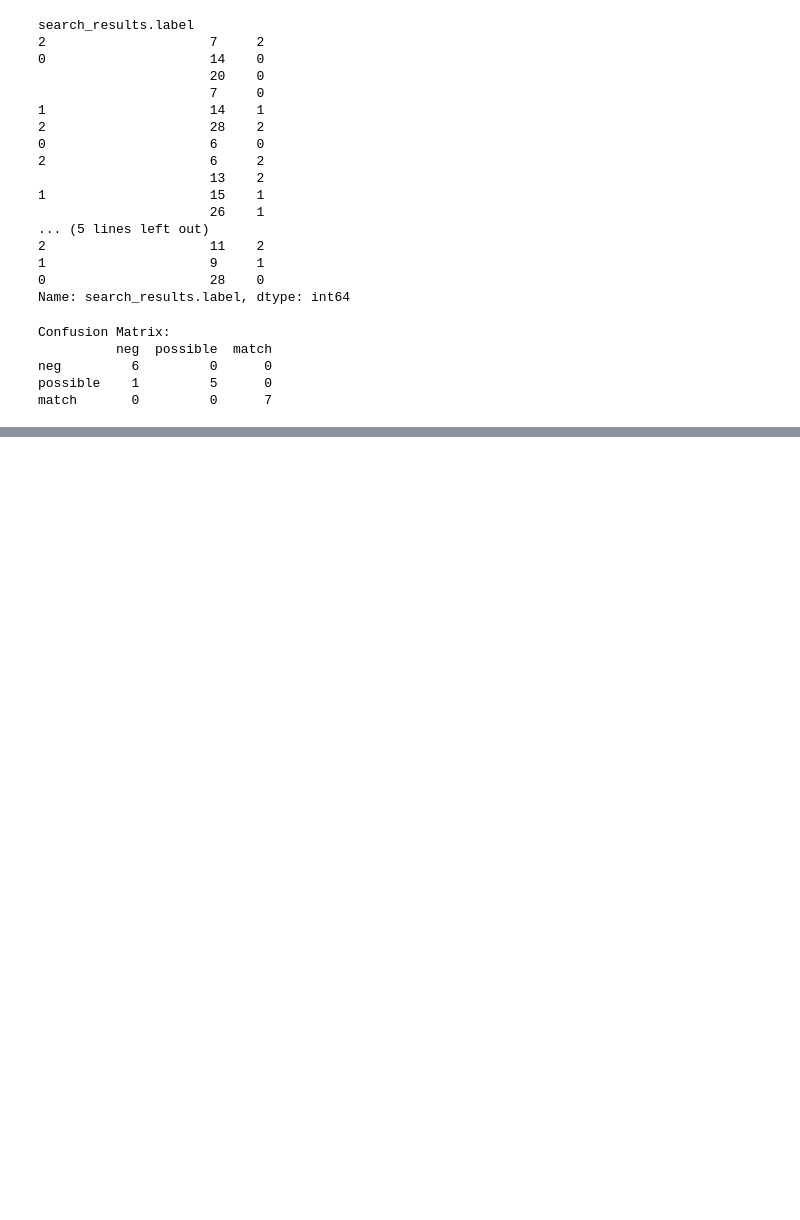
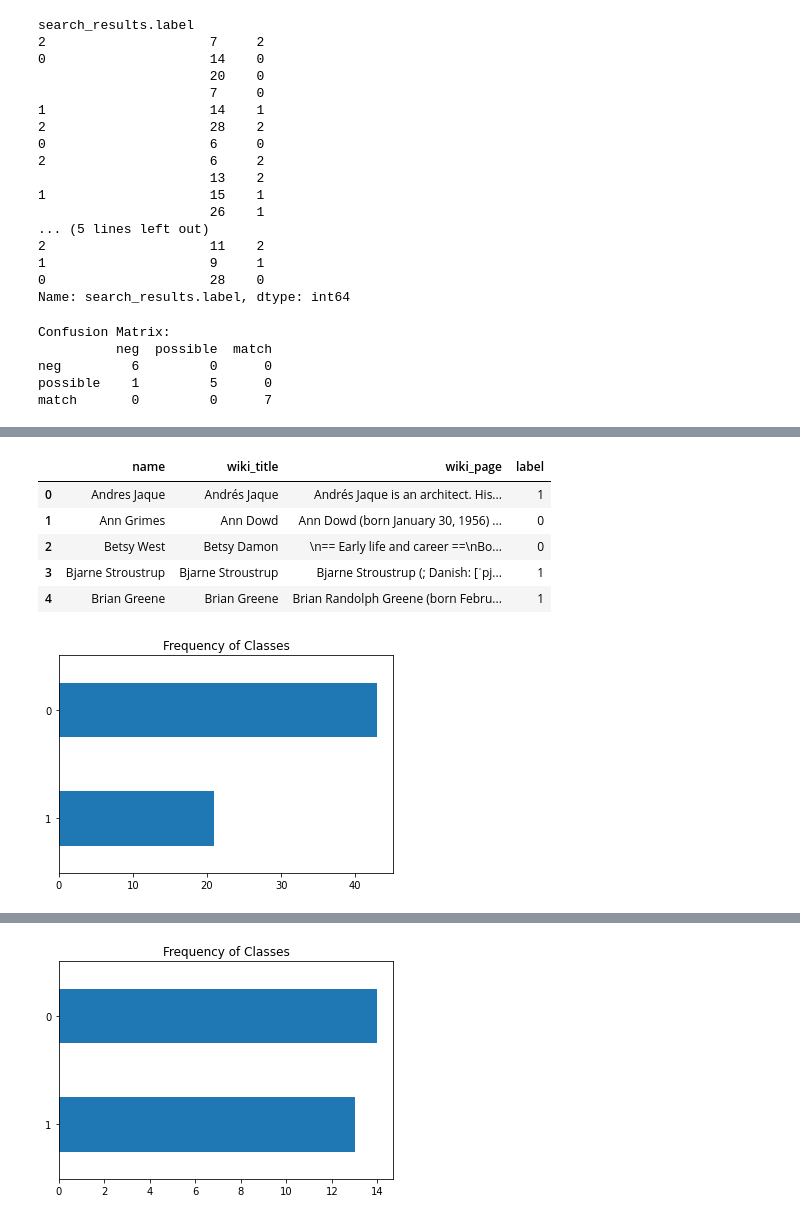
Before and after one commit to soid/columbia-catalog-scraper, a Jupyter notebook: scripts/wiki-search-playground.ipynb, the cells around one changed output, grey strips where cells are left out. Saved outputs shown, nothing was run; the diff lists cells and outputs as text; code cells hidden in the pictures; blank space fills up the shorter version.

```diff
--- a/scripts/wiki-search-playground.ipynb
+++ b/scripts/wiki-search-playground.ipynb
@@ -535,0 +966,27 @@ match       0         0      7
+# %%
+import pandas as pd
+
+wiki_dataset_train.set_format(type="pandas")
+df = wiki_dataset_train[:]
+display(df.head())
+df["label"].value_counts(ascending=True).plot.barh()
+plt.title("Frequency of Classes")
+plt.show()
+
+wiki_dataset_test.set_format(type="pandas")
+df = wiki_dataset_test[:]
+display(df.head())
+df["label"].value_counts(ascending=True).plot.barh()
+plt.title("Frequency of Classes")
+plt.show()
+
+wiki_dataset_train.set_format(type=None)
+wiki_dataset_test.set_format(type=None)
+# %% [output]
+|  | name | wiki_title | wiki_page | label |
+| 0 | Andres Jaque | Andrés Jaque | Andrés Jaque is an architect. His... | 1 |
+| 1 | Ann Grimes | Ann Dowd | Ann Dowd (born January 30, 1956) ... | 0 |
+| 2 | Betsy West | Betsy Damon | \n== Early life and career ==\nBo... | 0 |
+| 3 | Bjarne Stroustrup | Bjarne Stroustrup | Bjarne Stroustrup (; Danish: [ˈpj... | 1 |
+| 4 | Brian Greene | Brian Greene | Brian Randolph Greene (born Febru... | 1 |
+[figure, added]
@@ -535,0 +999 @@ match       0         0      7
+[figure, added]
```
Also changed, not shown: parts of 45 cells of this notebook, 17 other files.
